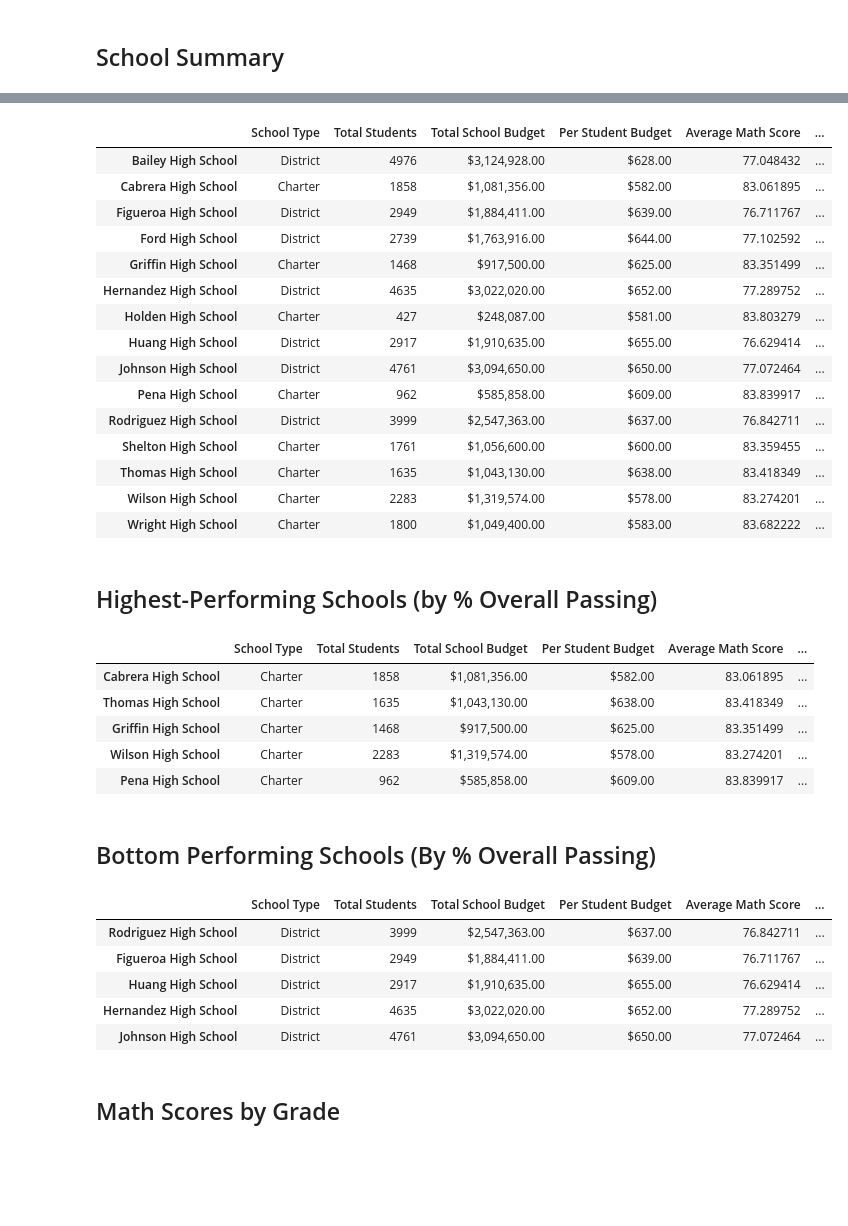
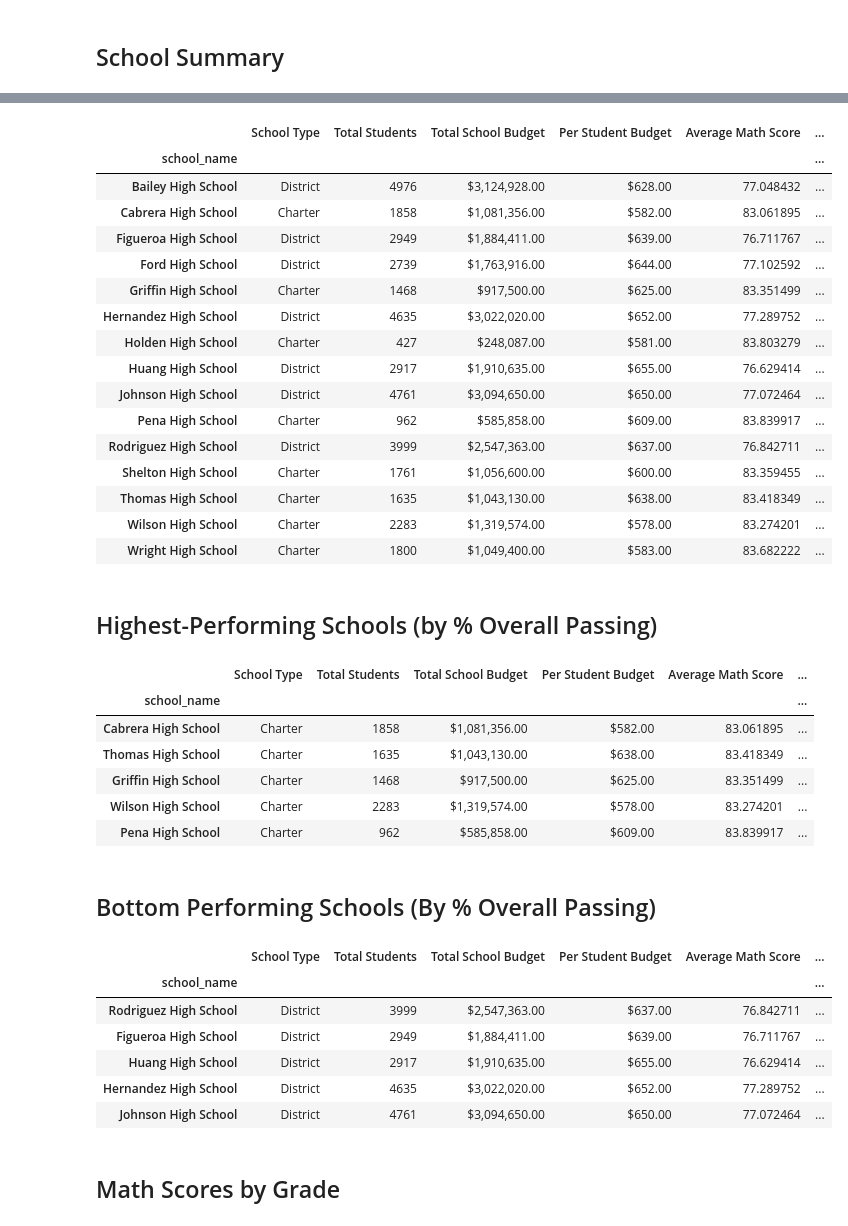
Before and after one commit to TaylorMater/pandas-challenge, a Jupyter notebook: PyCitySchools/PyCitySchools.ipynb, the cells around one changed output, grey strips where cells are left out. Drawn from its saved outputs; the diff is of its cells as text; code cells hidden in the pictures; blank space fills up the shorter version.

```diff
--- a/PyCitySchools/PyCitySchools.ipynb
+++ b/PyCitySchools/PyCitySchools.ipynb
@@ -146,0 +284,11 @@ per_school_reading =
+# %%
+# Calculate the number of students per school with math scores of 70 or higher
+students_passing_math = school_data_complete[(school_data_complete['math_score'] >= 70)]
+
+#you have to access after the .count() because it populates the full dataFrame size with the counts. selecting one column gives you the values
+#instead, just use .size()
+school_students_passing_math = students_passing_math.groupby('school_name').size()
+# school_students_passing_math
+
+school_analysis_df['Students Passing Math'] = school_students_passing_math
+school_analysis_df
@@ -147,4 +313,8 @@ per_school_reading =
 # %%
-# Calculate the number of students per school with math scores of 70 or higher
-students_passing_math =
-school_students_passing_math =
+# Calculate the number of students per school with reading scores of 70 or higher
+students_passing_reading = school_data_complete[(school_data_complete['reading_score'] >= 70)]
+school_students_passing_reading = students_passing_reading.groupby('school_name').size()
+# school_students_passing_reading
+
+school_analysis_df['Students Passing Reading'] = school_students_passing_reading
+school_analysis_df
@@ -151,10 +339,9 @@ school_students_passing_math =
-# %%
-# Calculate the number of students per school with reading scores of 70 or higher
-students_passing_reading =
-school_students_passing_reading =
 # %%
 # Use the provided code to calculate the number of students per school that passed both math and reading with scores of 70 or higher
-students_passing_math_and_reading = school_data_complete[
-    (school_data_complete["reading_score"] >= 70) & (school_data_complete["math_score"] >= 70)
-]
+students_passing_math_and_reading = school_data_complete[((school_data_complete["reading_score"] >= 70) & (school_data_complete["math_score"] >= 70))]
 school_students_passing_math_and_reading = students_passing_math_and_reading.groupby(["school_name"]).size()
+
+#changed the above from 'school_name' to 'School ID' because it's been the primary key/index I have been using
+
+school_analysis_df['Students Passing Both'] = school_students_passing_math_and_reading
+school_analysis_df
@@ -166,15 +373,24 @@ overall_passing_rate = school_students_passing_math_and_reading / per_school_cou
 # %%
 # Create a DataFrame called `per_school_summary` with columns for the calculations above.
-per_school_summary =
+per_school_summary = school_analysis_df
+per_school_summary['% Passing Math'] = per_school_passing_math
+per_school_summary['% Passing Reading'] = per_school_passing_reading
+per_school_summary['% Overall Passing'] = overall_passing_rate
+
+per_school_summary = per_school_summary.rename(columns={'budget':'Total School Budget'})
+per_school_summary = per_school_summary.rename(columns={'Per Capita Spending':'Per Student Budget'})
 
 # Formatting
 per_school_summary["Total School Budget"] = per_school_summary["Total School Budget"].map("${:,.2f}".format)
 per_school_summary["Per Student Budget"] = per_school_summary["Per Student Budget"].map("${:,.2f}".format)
 
 # Display the DataFrame
+per_school_summary = per_school_summary[['School Type', 'Total Students', 'Total School Budget', 'Per Student Budget', 'Average Math Score', 'Average Reading Score', '% Passing Math', '% Passing Reading', '% Overall Passing']]
+
 per_school_summary
 # %% [output]
 |  | School Type | Total Students | Total School Budget | Per Student Budget | Average Math Score | ... |
+| school_name |  |  |  |  |  | ... |
 | Bailey High School | District | 4976 | $3,124,928.00 | $628.00 | 77.048432 | ... |
 | Cabrera High School | Charter | 1858 | $1,081,356.00 | $582.00 | 83.061895 | ... |
 | Figueroa High School | District | 2949 | $1,884,411.00 | $639.00 | 76.711767 | ... |
@@ -194,10 +410,11 @@ per_school_summary
 ## Highest-Performing Schools (by % Overall Passing)
 # %%
 # Sort the schools by `% Overall Passing` in descending order and display the top 5 rows.
-top_schools =
+top_schools = per_school_summary.sort_values(by=['% Overall Passing'], ascending=False)
 top_schools.head(5)
 # %% [output]
 |  | School Type | Total Students | Total School Budget | Per Student Budget | Average Math Score | ... |
+| school_name |  |  |  |  |  | ... |
 | Cabrera High School | Charter | 1858 | $1,081,356.00 | $582.00 | 83.061895 | ... |
 | Thomas High School | Charter | 1635 | $1,043,130.00 | $638.00 | 83.418349 | ... |
 | Griffin High School | Charter | 1468 | $917,500.00 | $625.00 | 83.351499 | ... |
@@ -207,10 +424,11 @@ top_schools.head(5)
 ## Bottom Performing Schools (By % Overall Passing)
 # %%
 # Sort the schools by `% Overall Passing` in ascending order and display the top 5 rows.
-bottom_schools =
+bottom_schools = per_school_summary.sort_values(by=['% Overall Passing'])
 bottom_schools.head(5)
 # %% [output]
 |  | School Type | Total Students | Total School Budget | Per Student Budget | Average Math Score | ... |
+| school_name |  |  |  |  |  | ... |
 | Rodriguez High School | District | 3999 | $2,547,363.00 | $637.00 | 76.842711 | ... |
 | Figueroa High School | District | 2949 | $1,884,411.00 | $639.00 | 76.711767 | ... |
 | Huang High School | District | 2917 | $1,910,635.00 | $655.00 | 76.629414 | ... |
```
Also changed, not shown: parts of 22 cells of this notebook, 1 other file.
